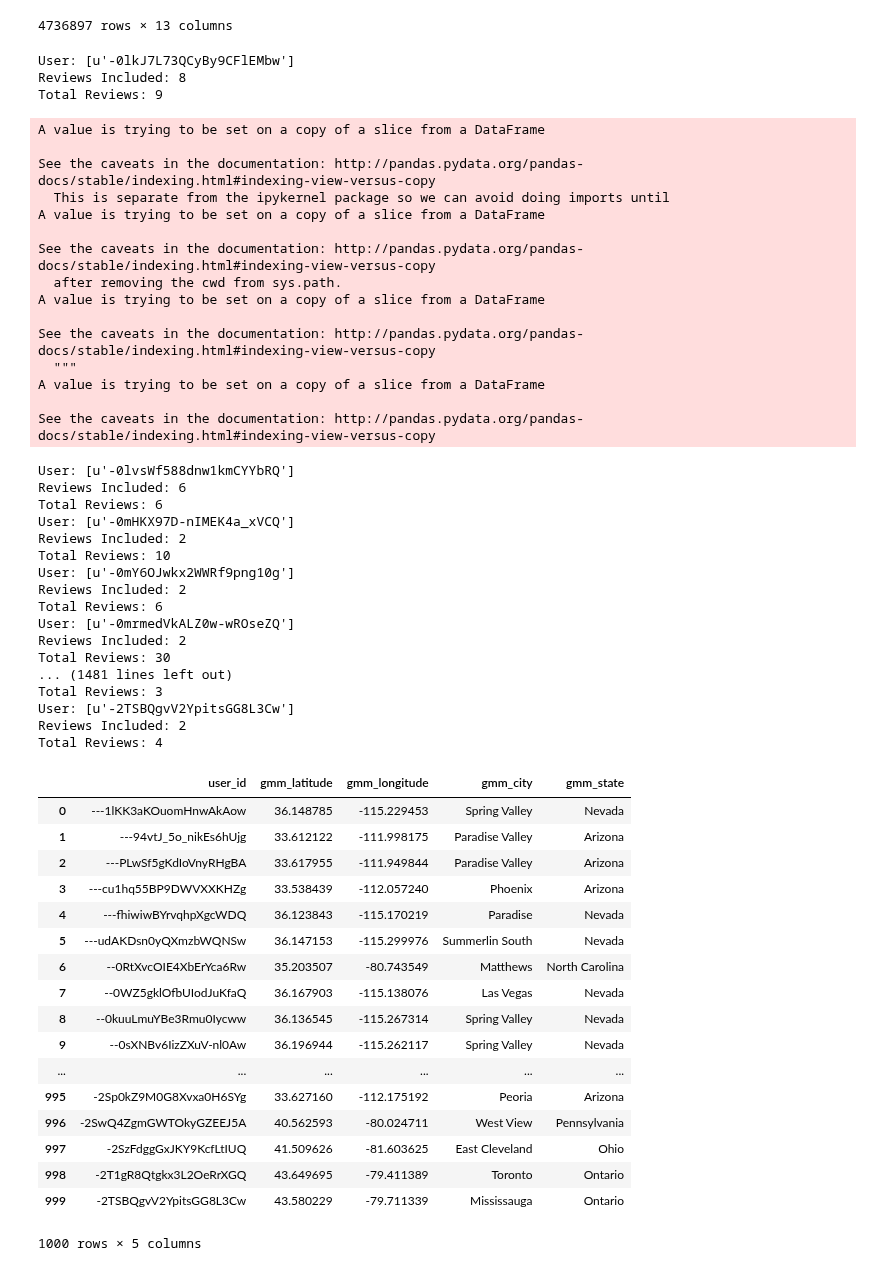
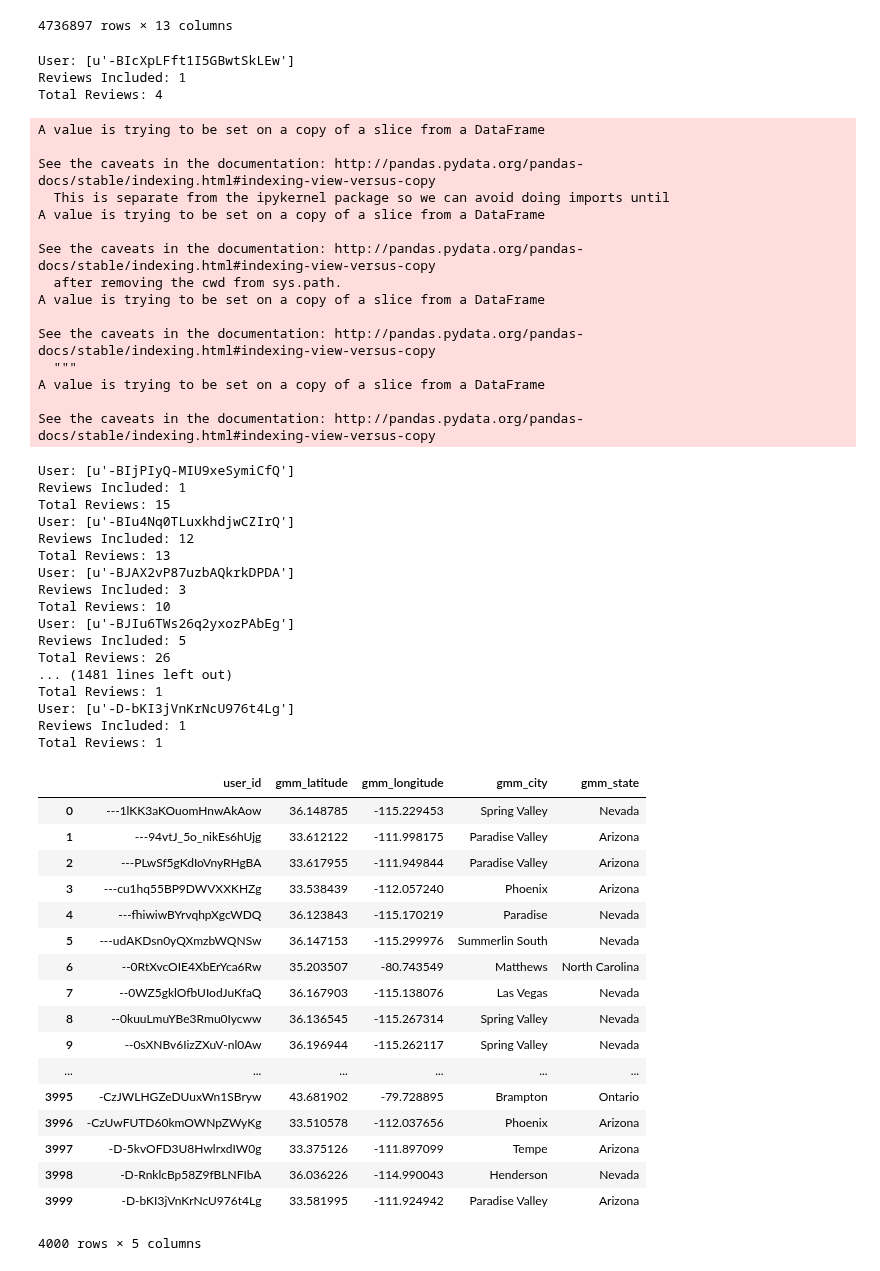
Before and after one commit to CornellDataScience/NLP_Research-FA17, a Jupyter notebook: local-elites/workspace/Local Authority Model.ipynb, the cells around one changed output. Saved outputs shown, nothing was run; the diff lists cells and outputs as text; code cells hidden in the pictures.

Commit message:
Ran gmm model on 3500 users

```diff
--- a/local-elites/workspace/Local Authority Model.ipynb
+++ b/local-elites/workspace/Local Authority Model.ipynb
@@ -105,12 +87,6 @@ def scatterplot(X_train, center, clf):
 # %%
 import reverse_geocoder as rg
 def locate(latitudes, longitudes):
-    # create training set
-    X_train = []
-    for i in range(len(latitudes)):
-        X_train.append([latitudes[i],longitudes[i]])
-    X_train = np.array(X_train)
-
     # fit a Gaussian Mixture Model with one component
     clf = gmm(latitudes, longitudes)
     center = clf.means_[0]
@@ -130,16 +106,16 @@ def locate_user(user):
     loc = user_locations(user)
     return locate(loc[0], loc[1])
 # %%
-for i in range(500,1000):
+for i in range(3500,4000):
     loc = locate_user(userLoc['user_id'][i])
     userLoc['gmm_latitude'][i] = loc[0]
     userLoc['gmm_longitude'][i] = loc[1]
     userLoc['gmm_city'][i] = loc[2]
     userLoc['gmm_state'][i] = loc[3]
 # %% [output]
-User: [u'-0lkJ7L73QCyBy9CFlEMbw']
-Reviews Included: 8
-Total Reviews: 9
+User: [u'-BIcXpLFft1I5GBwtSkLEw']
+Reviews Included: 1
+Total Reviews: 4
 A value is trying to be set on a copy of a slice from a DataFrame
 
 See the caveats in the documentation: http://pandas.pydata.org/pandas-docs/stable/indexing.html#indexing-view-versus-copy
@@ -155,20 +131,20 @@ See the caveats in the documentation: http://pandas.pydata.org/pandas-docs/stabl
 A value is trying to be set on a copy of a slice from a DataFrame
 
 See the caveats in the documentation: http://pandas.pydata.org/pandas-docs/stable/indexing.html#indexing-view-versus-copy
-User: [u'-0lvsWf588dnw1kmCYYbRQ']
-Reviews Included: 6
-Total Reviews: 6
-User: [u'-0mHKX97D-nIMEK4a_xVCQ']
-Reviews Included: 2
+User: [u'-BIjPIyQ-MIU9xeSymiCfQ']
+Reviews Included: 1
+Total Reviews: 15
+User: [u'-BIu4Nq0TLuxkhdjwCZIrQ']
+Reviews Included: 12
+Total Reviews: 13
+User: [u'-BJAX2vP87uzbAQkrkDPDA']
+Reviews Included: 3
 Total Reviews: 10
-User: [u'-0mY6OJwkx2WWRf9png10g']
-Reviews Included: 2
-Total Reviews: 6
-User: [u'-0mrmedVkALZ0w-wROseZQ']
-Reviews Included: 2
-Total Reviews: 30
+User: [u'-BJIu6TWs26q2yxozPAbEg']
+Reviews Included: 5
+Total Reviews: 26
 ... (1481 lines left out)
-Total Reviews: 3
-User: [u'-2TSBQgvV2YpitsGG8L3Cw']
-Reviews Included: 2
-Total Reviews: 4
+Total Reviews: 1
+User: [u'-D-bKI3jVnKrNcU976t4Lg']
+Reviews Included: 1
+Total Reviews: 1
@@ -178,23 +151,23 @@ with open('updatedReview.json', 'w') as f:
 # %%
-userLoc[:1000]
+userLoc[:4000]
 # %% [output]
 |  | user_id | gmm_latitude | gmm_longitude | gmm_city | gmm_state |
 | 0 | ---1lKK3aKOuomHnwAkAow | 36.148785 | -115.229453 | Spring Valley | Nevada |
 | 1 | ---94vtJ_5o_nikEs6hUjg | 33.612122 | -111.998175 | Paradise Valley | Arizona |
 | 2 | ---PLwSf5gKdIoVnyRHgBA | 33.617955 | -111.949844 | Paradise Valley | Arizona |
 | 3 | ---cu1hq55BP9DWVXXKHZg | 33.538439 | -112.057240 | Phoenix | Arizona |
 | 4 | ---fhiwiwBYrvqhpXgcWDQ | 36.123843 | -115.170219 | Paradise | Nevada |
 | 5 | ---udAKDsn0yQXmzbWQNSw | 36.147153 | -115.299976 | Summerlin South | Nevada |
 | 6 | --0RtXvcOIE4XbErYca6Rw | 35.203507 | -80.743549 | Matthews | North Carolina |
 | 7 | --0WZ5gklOfbUIodJuKfaQ | 36.167903 | -115.138076 | Las Vegas | Nevada |
 | 8 | --0kuuLmuYBe3Rmu0Iycww | 36.136545 | -115.267314 | Spring Valley | Nevada |
 | 9 | --0sXNBv6IizZXuV-nl0Aw | 36.196944 | -115.262117 | Spring Valley | Nevada |
 | ... | ... | ... | ... | ... | ... |
-| 995 | -2Sp0kZ9M0G8Xvxa0H6SYg | 33.627160 | -112.175192 | Peoria | Arizona |
-| 996 | -2SwQ4ZgmGWTOkyGZEEJ5A | 40.562593 | -80.024711 | West View | Pennsylvania |
-| 997 | -2SzFdggGxJKY9KcfLtIUQ | 41.509626 | -81.603625 | East Cleveland | Ohio |
-| 998 | -2T1gR8Qtgkx3L2OeRrXGQ | 43.649695 | -79.411389 | Toronto | Ontario |
-| 999 | -2TSBQgvV2YpitsGG8L3Cw | 43.580229 | -79.711339 | Mississauga | Ontario |
+| 3995 | -CzJWLHGZeDUuxWn1SBryw | 43.681902 | -79.728895 | Brampton | Ontario |
+| 3996 | -CzUwFUTD60kmOWNpZWyKg | 33.510578 | -112.037656 | Phoenix | Arizona |
+| 3997 | -D-5kvOFD3U8HwlrxdIW0g | 33.375126 | -111.897099 | Tempe | Arizona |
+| 3998 | -D-RnklcBp58Z9fBLNFIbA | 36.036226 | -114.990043 | Henderson | Nevada |
+| 3999 | -D-bKI3jVnKrNcU976t4Lg | 33.581995 | -111.924942 | Paradise Valley | Arizona |
-1000 rows × 5 columns
+4000 rows × 5 columns
 # %%
 sample = pd.merge(review, userLoc, on='user_id', right_index=True).dropna(axis=0, how='any')
```
Also changed, not shown: parts of 5 cells of this notebook, 1 other file.
